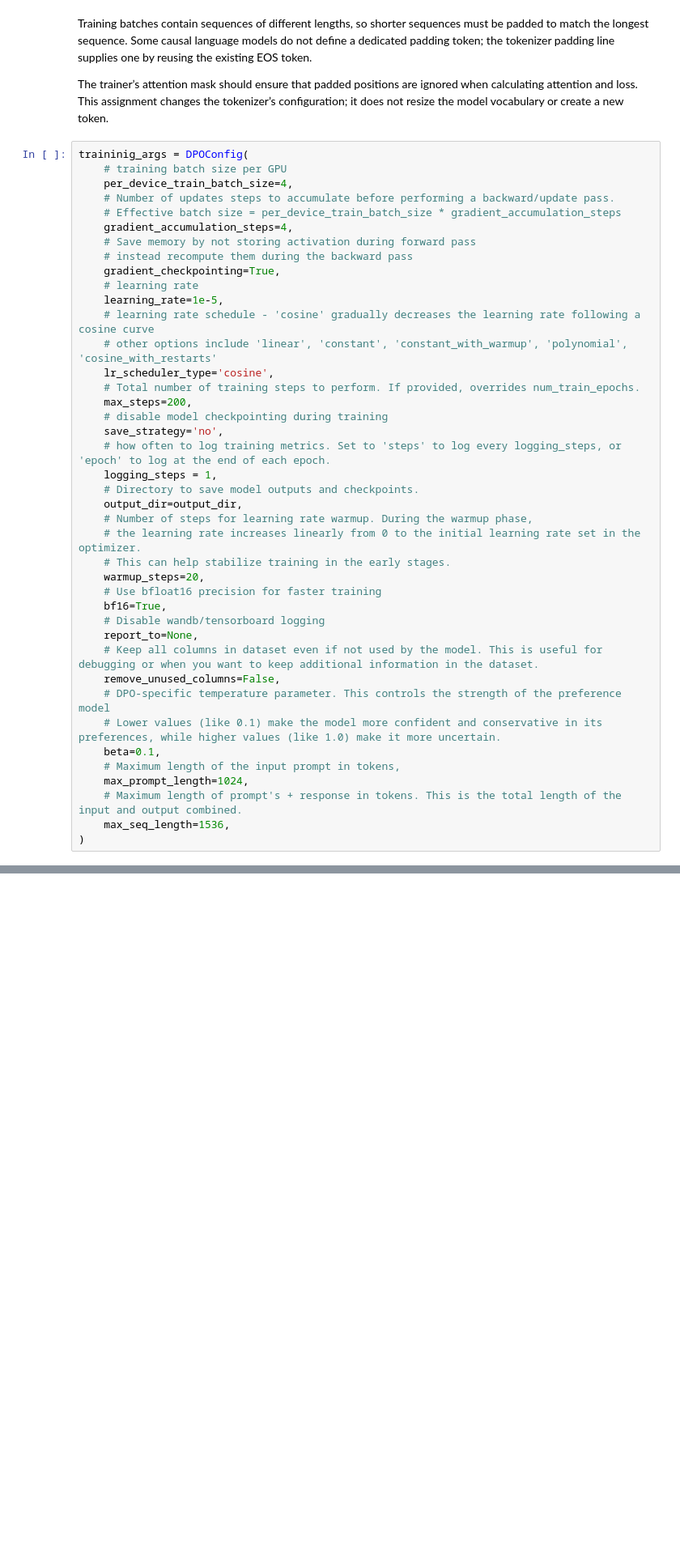
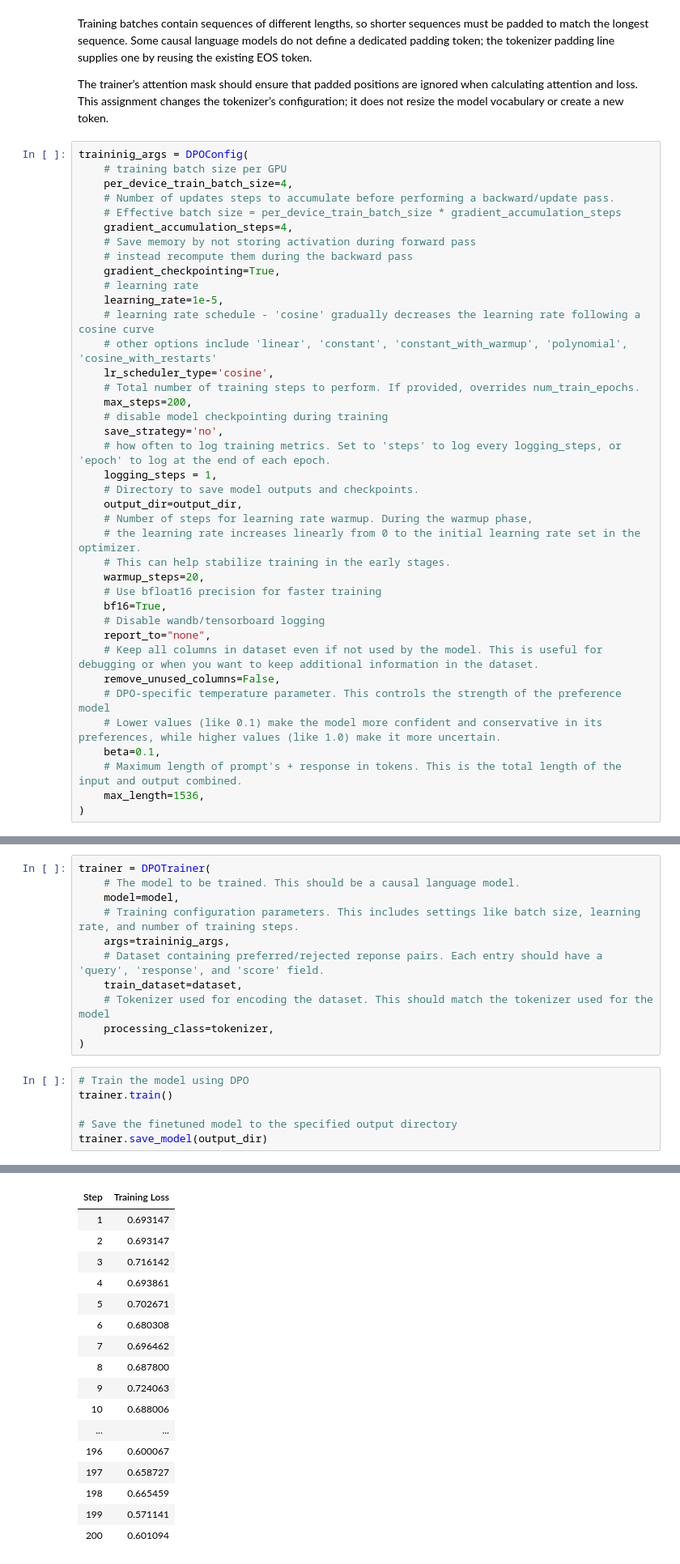
Before and after one commit to sodiqadewole/llm-finetuning, a Jupyter notebook: preference_alignment_with_dpo.ipynb, the cells around one changed output, grey strips where cells are left out. Shown at 81% size. Drawn from its saved outputs; the diff is of its cells as text; blank space fills up the shorter version.

```diff
--- a/preference_alignment_with_dpo.ipynb
+++ b/preference_alignment_with_dpo.ipynb
@@ -118,14 +136,12 @@ traininig_args = DPOConfig(
     # Use bfloat16 precision for faster training
     bf16=True,
     # Disable wandb/tensorboard logging
-    report_to=None,
+    report_to="none",
     # Keep all columns in dataset even if not used by the model. This is useful for debugging or when you want to keep additional information in the dataset.
     remove_unused_columns=False,
     # DPO-specific temperature parameter. This controls the strength of the preference model
     # Lower values (like 0.1) make the model more confident and conservative in its preferences, while higher values (like 1.0) make it more uncertain.
     beta=0.1,
-    # Maximum length of the input prompt in tokens,
-    max_prompt_length=1024,
     # Maximum length of prompt's + response in tokens. This is the total length of the input and output combined.
-    max_seq_length=1536,
+    max_length=1536,
 )
@@ -133,0 +150,18 @@ TypeError: DPOConfig.__init__() got an unexpected keyword argument 'max_prompt_l
+# %%
+trainer = DPOTrainer(
+    # The model to be trained. This should be a causal language model.
+    model=model,
+    # Training configuration parameters. This includes settings like batch size, learning rate, and number of training steps.
+    args=traininig_args,
+    # Dataset containing preferred/rejected reponse pairs. Each entry should have a 'query', 'response', and 'score' field.
+    train_dataset=dataset,
+    # Tokenizer used for encoding the dataset. This should match the tokenizer used for the model
+    processing_class=tokenizer,
+)
+# %%
+# Train the model using DPO
+trainer.train()
+
+# Save the finetuned model to the specified output directory
+trainer.save_model(output_dir)
+# %% [output]
@@ -133,0 +170,17 @@ TypeError: DPOConfig.__init__() got an unexpected keyword argument 'max_prompt_l
+| Step | Training Loss |
+| 1 | 0.693147 |
+| 2 | 0.693147 |
+| 3 | 0.716142 |
+| 4 | 0.693861 |
+| 5 | 0.702671 |
+| 6 | 0.680308 |
+| 7 | 0.696462 |
+| 8 | 0.687800 |
+| 9 | 0.724063 |
+| 10 | 0.688006 |
+| ... | ... |
+| 196 | 0.600067 |
+| 197 | 0.658727 |
+| 198 | 0.665459 |
+| 199 | 0.571141 |
+| 200 | 0.601094 |
```
Also changed, not shown: parts of 9 cells of this notebook, 1 other file.
